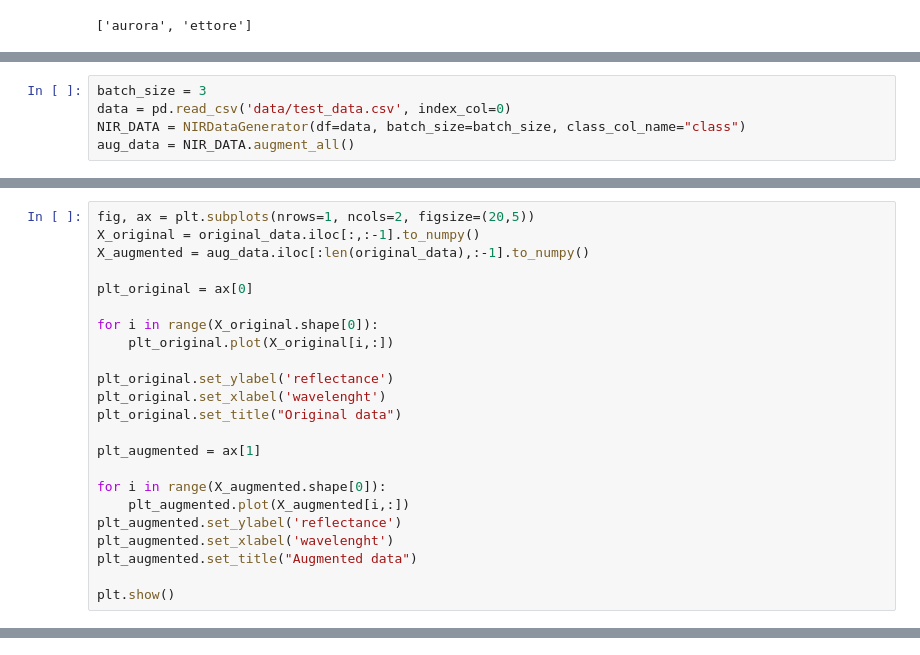
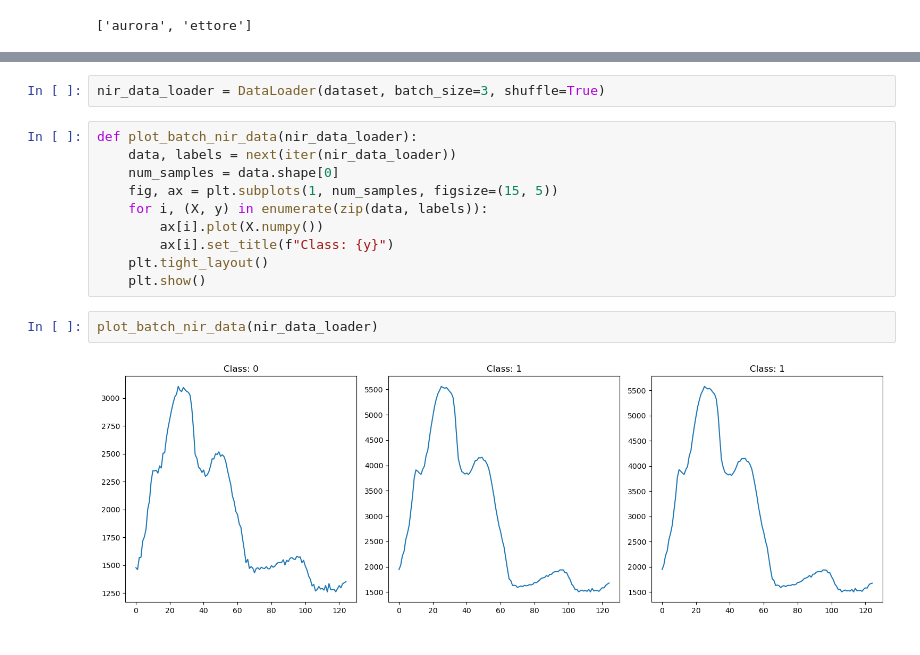
Before and after one commit to e-candeloro/NIRDataGenerator, a Jupyter notebook: example_nir.ipynb, the cells around one changed output, grey strips where cells are left out. Drawn from its saved outputs; the diff is of its cells as text.

Commit message:
implmented support w/ torch dataset/dataloader

```diff
--- a/example_nir.ipynb
+++ b/example_nir.ipynb
@@ -332,5 +91,0 @@ df_batch
-# %%
-batch_size = 3
-data = pd.read_csv('data/test_data.csv', index_col=0)
-NIR_DATA = NIRDataGenerator(df=data, batch_size=batch_size, class_col_name="class")
-aug_data = NIR_DATA.augment_all()
@@ -390,23 +91,0 @@ original_data.head()
-# %%
-fig, ax = plt.subplots(nrows=1, ncols=2, figsize=(20,5))
-X_original = original_data.iloc[:,:-1].to_numpy()
-X_augmented = aug_data.iloc[:len(original_data),:-1].to_numpy()
-
-plt_original = ax[0]
-
-for i in range(X_original.shape[0]):
-    plt_original.plot(X_original[i,:])
-
-plt_original.set_ylabel('reflectance')
-plt_original.set_xlabel('wavelenght')
-plt_original.set_title("Original data")
-
-plt_augmented = ax[1]
-
-for i in range(X_augmented.shape[0]):
-    plt_augmented.plot(X_augmented[i,:])
-plt_augmented.set_ylabel('reflectance')
-plt_augmented.set_xlabel('wavelenght')
-plt_augmented.set_title("Augmented data")
-
-plt.show()
@@ -414,0 +92,16 @@ plt.show()
+# %%
+nir_data_loader = DataLoader(dataset, batch_size=3, shuffle=True)
+# %%
+def plot_batch_nir_data(nir_data_loader):
+    data, labels = next(iter(nir_data_loader))
+    num_samples = data.shape[0]
+    fig, ax = plt.subplots(1, num_samples, figsize=(15, 5))
+    for i, (X, y) in enumerate(zip(data, labels)):
+        ax[i].plot(X.numpy())
+        ax[i].set_title(f"Class: {y}")
+    plt.tight_layout()
+    plt.show()
+# %%
+plot_batch_nir_data(nir_data_loader)
+# %% [output]
+[figure, added]
```
Also changed, not shown: parts of 17 cells of this notebook, 2 other files.
